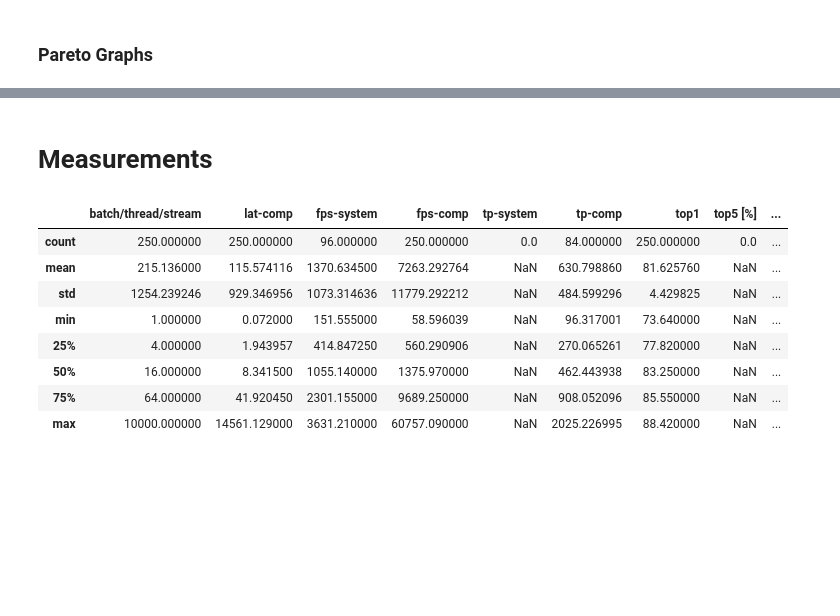
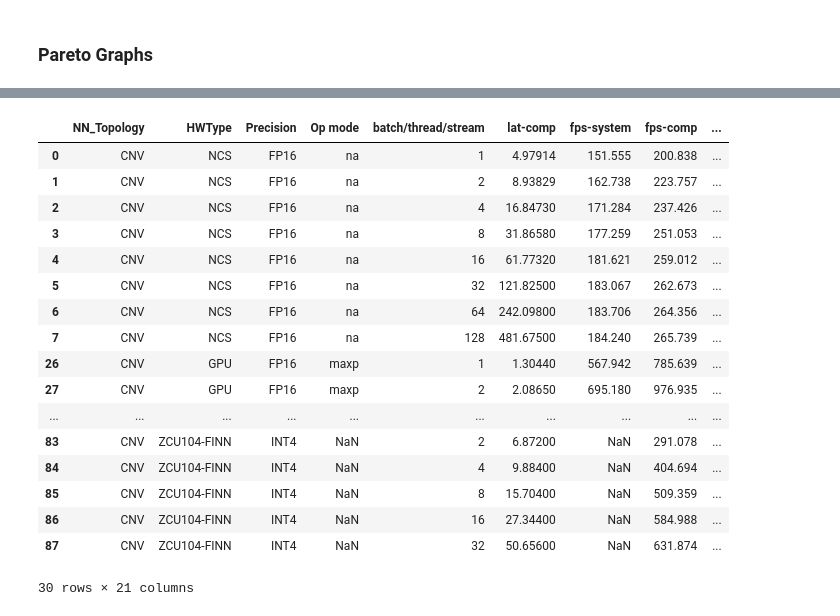
Before and after one commit to RCL-lab/QutibenchWeb, a Jupyter notebook: _notebooks/2020-03-25-CIFAR.ipynb, the cells around one changed output, grey strips where cells are left out. Drawn from its saved outputs; the diff is of its cells as text; code cells hidden in the pictures; blank space fills up the shorter version.

Commit message:
created Experimental Data page

```diff
--- a/_notebooks/2020-03-25-CIFAR.ipynb
+++ b/_notebooks/2020-03-25-CIFAR.ipynb
@@ -208,18 +208,3 @@ cnv_pareto_plot = alt.Chart(cnv_pareto).mark_line().encode(
 )
 # %% [output]
 [interactive output not drawn]
-# %% [markdown]
-# Measurements
-# %%
-#hide_input
-cnv_df.describe()
-# %% [output]
-|  | batch/thread/stream | lat-comp | fps-system | fps-comp | tp-system | tp-comp | top1 | top5 [%] | ... |
-| count | 250.000000 | 250.000000 | 96.000000 | 250.000000 | 0.0 | 84.000000 | 250.000000 | 0.0 | ... |
-| mean | 215.136000 | 115.574116 | 1370.634500 | 7263.292764 | NaN | 630.798860 | 81.625760 | NaN | ... |
-| std | 1254.239246 | 929.346956 | 1073.314636 | 11779.292212 | NaN | 484.599296 | 4.429825 | NaN | ... |
-| min | 1.000000 | 0.072000 | 151.555000 | 58.596039 | NaN | 96.317001 | 73.640000 | NaN | ... |
-| 25% | 4.000000 | 1.943957 | 414.847250 | 560.290906 | NaN | 270.065261 | 77.820000 | NaN | ... |
-| 50% | 16.000000 | 8.341500 | 1055.140000 | 1375.970000 | NaN | 462.443938 | 83.250000 | NaN | ... |
-| 75% | 64.000000 | 41.920450 | 2301.155000 | 9689.250000 | NaN | 908.052096 | 85.550000 | NaN | ... |
-| max | 10000.000000 | 14561.129000 | 3631.210000 | 60757.090000 | NaN | 2025.226995 | 88.420000 | NaN | ... |
@@ -225,0 +213,23 @@ cnv_df.describe()
+# %%
+#hide
+cnv_df.to_csv('data/processed_csv/experimental_data_cifar.csv', index = False)
+cnv_df.head(30)
+# %% [output]
+|  | NN_Topology | HWType | Precision | Op mode | batch/thread/stream | lat-comp | fps-system | fps-comp | ... |
+| 0 | CNV | NCS | FP16 | na | 1 | 4.97914 | 151.555 | 200.838 | ... |
+| 1 | CNV | NCS | FP16 | na | 2 | 8.93829 | 162.738 | 223.757 | ... |
+| 2 | CNV | NCS | FP16 | na | 4 | 16.84730 | 171.284 | 237.426 | ... |
+| 3 | CNV | NCS | FP16 | na | 8 | 31.86580 | 177.259 | 251.053 | ... |
+| 4 | CNV | NCS | FP16 | na | 16 | 61.77320 | 181.621 | 259.012 | ... |
+| 5 | CNV | NCS | FP16 | na | 32 | 121.82500 | 183.067 | 262.673 | ... |
+| 6 | CNV | NCS | FP16 | na | 64 | 242.09800 | 183.706 | 264.356 | ... |
+| 7 | CNV | NCS | FP16 | na | 128 | 481.67500 | 184.240 | 265.739 | ... |
+| 26 | CNV | GPU | FP16 | maxp | 1 | 1.30440 | 567.942 | 785.639 | ... |
+| 27 | CNV | GPU | FP16 | maxp | 2 | 2.08650 | 695.180 | 976.935 | ... |
+| ... | ... | ... | ... | ... | ... | ... | ... | ... | ... |
+| 83 | CNV | ZCU104-FINN | INT4 | NaN | 2 | 6.87200 | NaN | 291.078 | ... |
+| 84 | CNV | ZCU104-FINN | INT4 | NaN | 4 | 9.88400 | NaN | 404.694 | ... |
+| 85 | CNV | ZCU104-FINN | INT4 | NaN | 8 | 15.70400 | NaN | 509.359 | ... |
+| 86 | CNV | ZCU104-FINN | INT4 | NaN | 16 | 27.34400 | NaN | 584.988 | ... |
+| 87 | CNV | ZCU104-FINN | INT4 | NaN | 32 | 50.65600 | NaN | 631.874 | ... |
+30 rows × 21 columns
```
Also changed, not shown: parts of 1 cell of this notebook, 8 other files.
